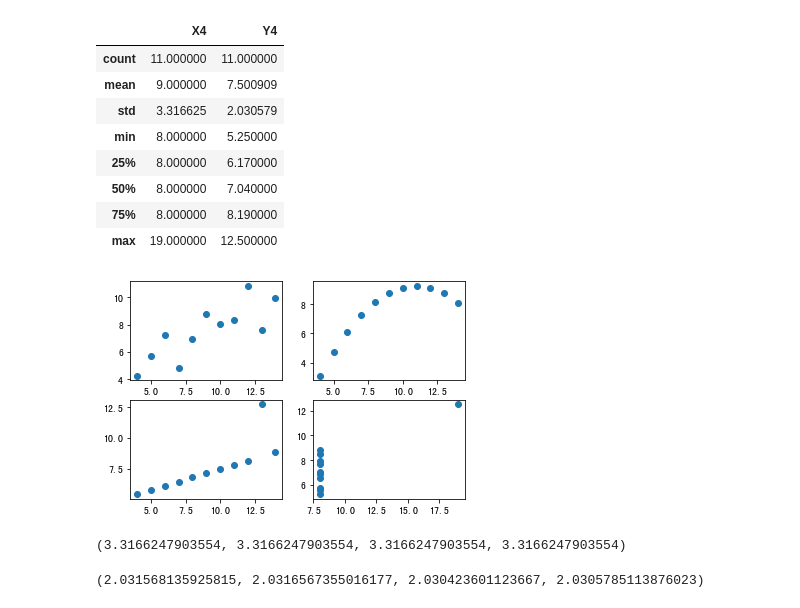
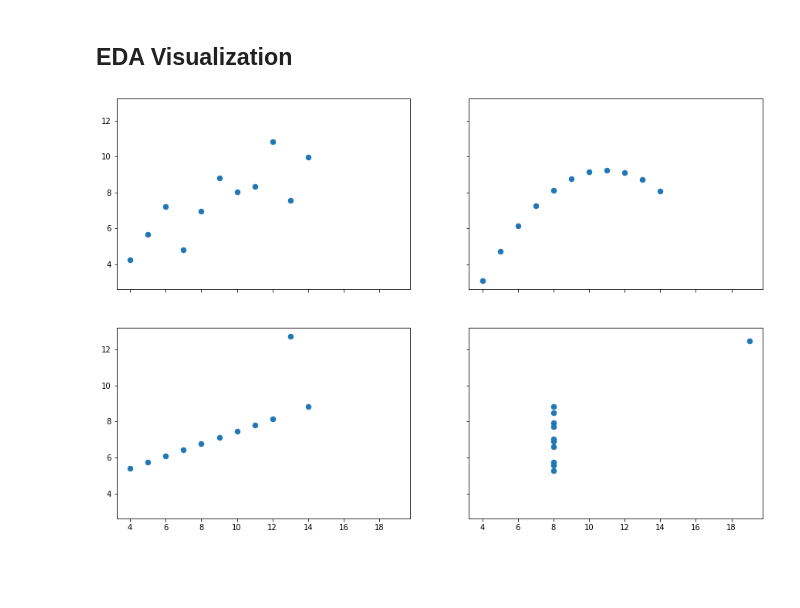
Before and after one commit to Alex-YuZ/anscombe-demonstration, a Jupyter notebook: Anscombe_Quartet_Example.ipynb, the cells around one changed output. Saved outputs shown, nothing was run; the diff lists cells and outputs as text; code cells hidden in the pictures; blank space fills up the shorter version.

```diff
--- a/Anscombe_Quartet_Example.ipynb
+++ b/Anscombe_Quartet_Example.ipynb
@@ -63,34 +36,11 @@ d3.describe()
-# %%
-d4.describe()
-# %% [output]
-|  | X4 | Y4 |
-| count | 11.000000 | 11.000000 |
-| mean | 9.000000 | 7.500909 |
-| std | 3.316625 | 2.030579 |
-| min | 8.000000 | 5.250000 |
-| 25% | 8.000000 | 6.170000 |
-| 50% | 8.000000 | 7.040000 |
-| 75% | 8.000000 | 8.190000 |
-| max | 19.000000 | 12.500000 |
-# %%
-plt.subplot(2,2,1)
-plt.scatter(data=d1, x='X1', y='Y1')
-
-plt.subplot(2,2,2)
-plt.scatter(data=d2, x='X2', y='Y2')
-
-plt.subplot(2,2,3)
-plt.scatter(data=d3, x='X3', y='Y3')
-
-plt.subplot(2,2,4)
-plt.scatter(data=d4, x='X4', y='Y4');
-# %% [output]
-[figure, removed]
-# %%
-d1['X1'].std(), d2['X2'].std(), d3['X3'].std(), d4['X4'].std()
-# %% [output]
-(3.3166247903554, 3.3166247903554, 3.3166247903554, 3.3166247903554)
-# %%
-d1['Y1'].std(), d2['Y2'].std(), d3['Y3'].std(), d4['Y4'].std()
-# %% [output]
-(2.031568135925815, 2.0316567355016177, 2.030423601123667, 2.0305785113876023)
+# %% [markdown]
+## EDA Visualization
+# %%
+ansc_np = data.to_numpy().flatten(order='F').reshape(2, 2, 2, 11)
+
+fig, ax = plt.subplots(2, 2, sharex='all', sharey='all', figsize=(15, 10))
+for row in range(2):
+    for col in range(2):
+        ax[row, col].plot(ansc_np[row, col][0], ansc_np[row, col][1], marker='.', markersize=13, linestyle='none');
+# %% [output]
+[figure, added]
```
Also changed, not shown: parts of 16 cells of this notebook.
